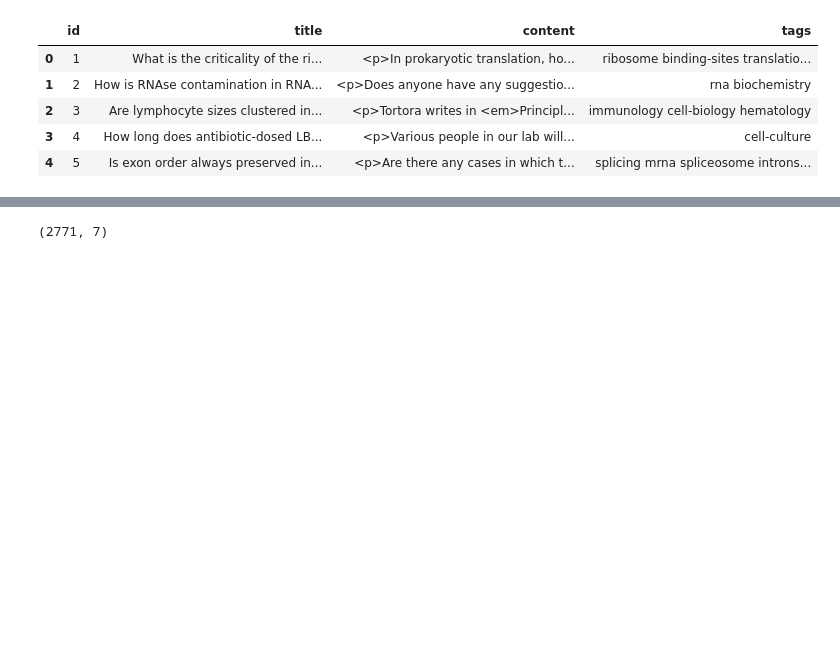
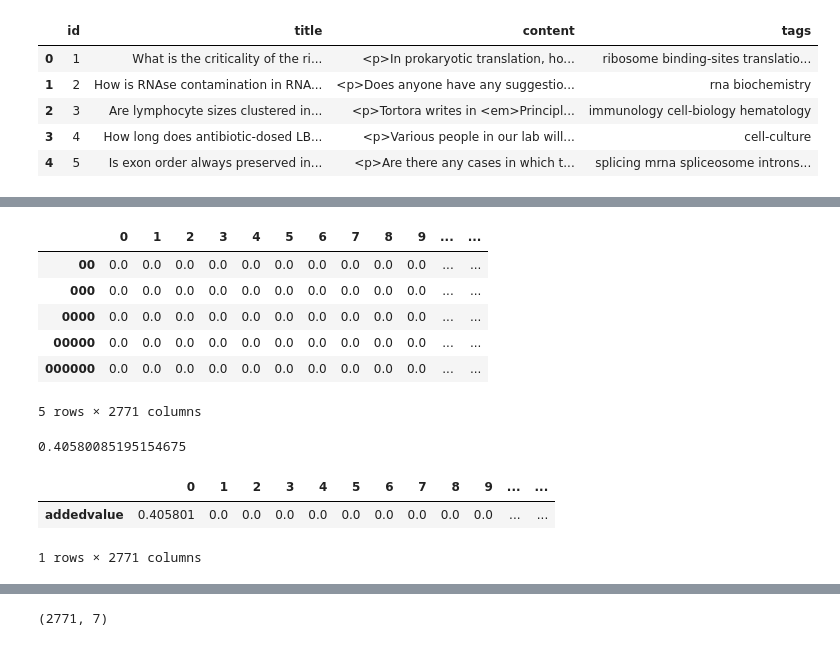
Before and after one commit to nfranchetti/stack-exchange-kaggle, a Jupyter notebook: cleaner_tag_predicting.ipynb, the cells around one changed output, grey strips where cells are left out. Saved outputs shown, nothing was run; the diff lists cells and outputs as text; code cells hidden in the pictures; blank space fills up the shorter version.

```diff
--- a/cleaner_tag_predicting.ipynb
+++ b/cleaner_tag_predicting.ipynb
@@ -116,0 +123,21 @@ MemoryError:
+# %%
+test = words_df.transpose()
+test.head()
+# %% [output]
+|  | 0 | 1 | 2 | 3 | 4 | 5 | 6 | 7 | 8 | 9 | ... | ... |
+| 00 | 0.0 | 0.0 | 0.0 | 0.0 | 0.0 | 0.0 | 0.0 | 0.0 | 0.0 | 0.0 | ... | ... |
+| 000 | 0.0 | 0.0 | 0.0 | 0.0 | 0.0 | 0.0 | 0.0 | 0.0 | 0.0 | 0.0 | ... | ... |
+| 0000 | 0.0 | 0.0 | 0.0 | 0.0 | 0.0 | 0.0 | 0.0 | 0.0 | 0.0 | 0.0 | ... | ... |
+| 00000 | 0.0 | 0.0 | 0.0 | 0.0 | 0.0 | 0.0 | 0.0 | 0.0 | 0.0 | 0.0 | ... | ... |
+| 000000 | 0.0 | 0.0 | 0.0 | 0.0 | 0.0 | 0.0 | 0.0 | 0.0 | 0.0 | 0.0 | ... | ... |
+5 rows × 2771 columns
+# %%
+max(test.iloc[:, 0])
+# %% [output]
+0.40580085195154675
+# %%
+test.sort_values(0, ascending=False).head(1)
+# %% [output]
+|  | 0 | 1 | 2 | 3 | 4 | 5 | 6 | 7 | 8 | 9 | ... | ... |
+| addedvalue | 0.405801 | 0.0 | 0.0 | 0.0 | 0.0 | 0.0 | 0.0 | 0.0 | 0.0 | 0.0 | ... | ... |
+1 rows × 2771 columns
```
Also changed, not shown: parts of 9 cells of this notebook.
